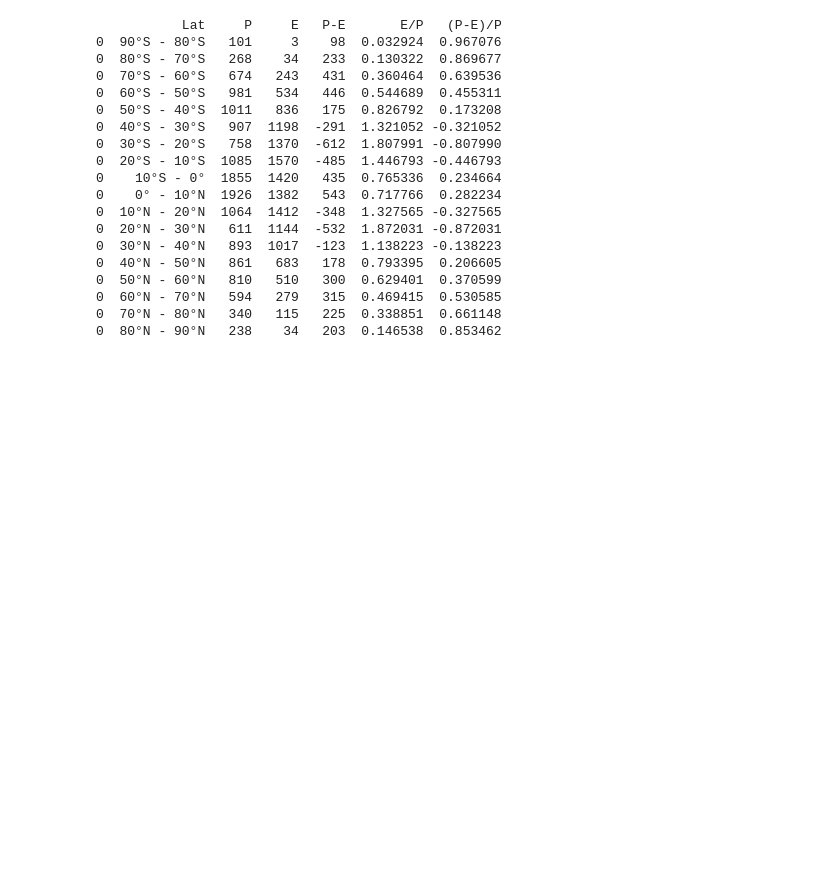
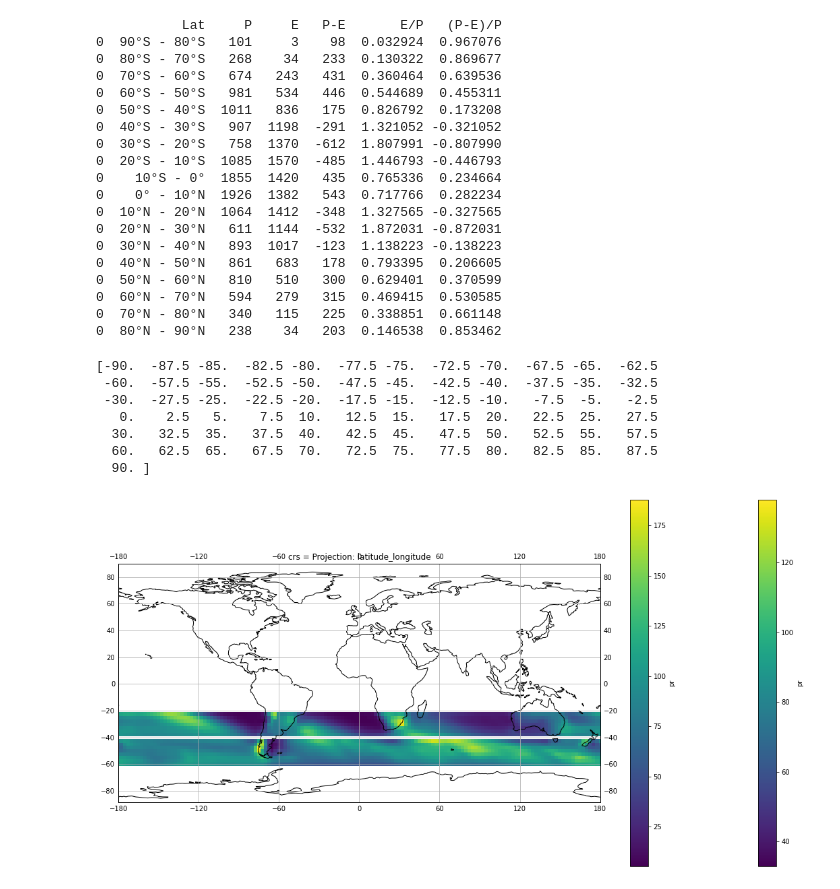
Before and after one commit to blychs/climatologia_fisica, a Jupyter notebook: practica4.ipynb, the cells around one changed output. Drawn from its saved outputs; the diff is of its cells as text; code cells hidden in the pictures; blank space fills up the shorter version.

```diff
--- a/practica4.ipynb
+++ b/practica4.ipynb
@@ -332,3 +338,21 @@ print(tabla_bandas_latitud_peixoto(y_pr, y_ev))
 0  60°N - 70°N   594   279   315  0.469415  0.530585
 0  70°N - 80°N   340   115   225  0.338851  0.661148
 0  80°N - 90°N   238    34   203  0.146538  0.853462
+# %%
+print(pr_c5_26_close.lat.values)
+plt.figure(figsize=(20,10))
+ax = plt.axes(projection=ccrs.PlateCarree())
+pr_c5_26_close.where(pr_c5_26_close.lat < -40).where(pr_c5_26_close.lat >=-60).mean(dim='time').plot(transform=ccrs.PlateCarree())
+pr_c5_26_close.where(pr_c5_26_close.lat < -20).where(pr_c5_26_close.lat >-40).mean(dim='time').plot(transform=ccrs.PlateCarree())
+ax.coastlines()
+ax.gridlines(draw_labels=True)
+plt.show()
+# %% [output]
+[-90.  -87.5 -85.  -82.5 -80.  -77.5 -75.  -72.5 -70.  -67.5 -65.  -62.5
+ -60.  -57.5 -55.  -52.5 -50.  -47.5 -45.  -42.5 -40.  -37.5 -35.  -32.5
+ -30.  -27.5 -25.  -22.5 -20.  -17.5 -15.  -12.5 -10.   -7.5  -5.   -2.5
+   0.    2.5   5.    7.5  10.   12.5  15.   17.5  20.   22.5  25.   27.5
+  30.   32.5  35.   37.5  40.   42.5  45.   47.5  50.   52.5  55.   57.5
+  60.   62.5  65.   67.5  70.   72.5  75.   77.5  80.   82.5  85.   87.5
+  90. ]
+[figure, added]
```
Also changed, not shown: parts of 3 cells of this notebook.
